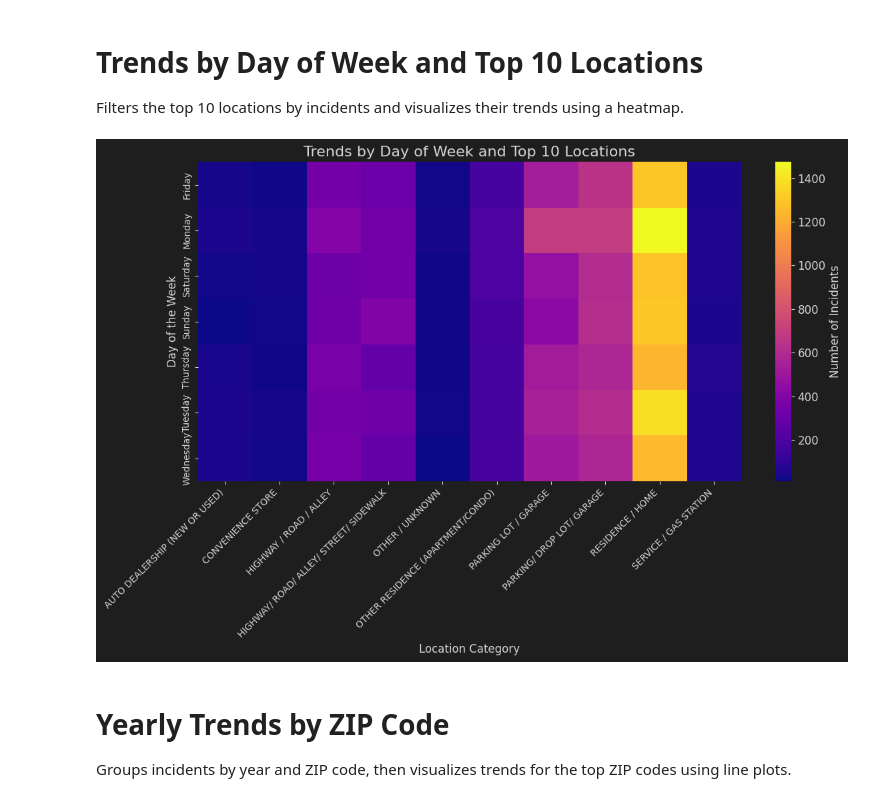
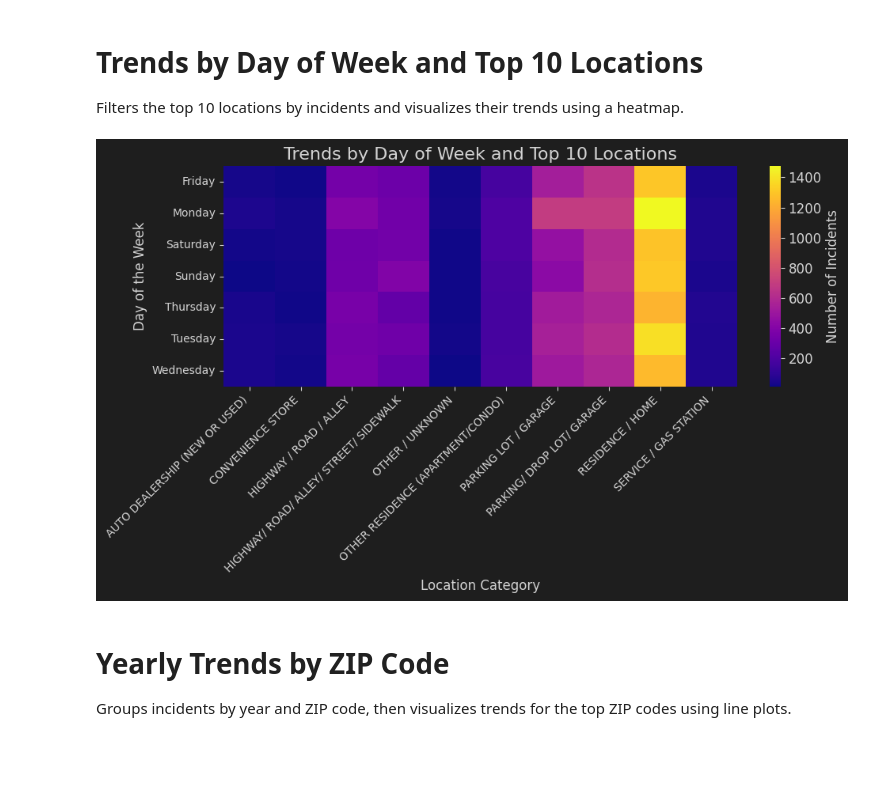
Before and after one commit to matthewlondon/Capstone, a Jupyter notebook: jupyter/exploration.ipynb, the cells around one changed output. Cells and saved outputs as stored; diff of their text form; code cells hidden in the pictures; blank space fills up the shorter version.

```diff
--- a/jupyter/exploration.ipynb
+++ b/jupyter/exploration.ipynb
@@ -138,34 +138,34 @@ Filters the top 10 locations by incidents and visualizes their trends using a he
 # %%
 # Filter top 10 locations by total incidents
 top_locations = (
     cleaned_data['location_category']
     .value_counts()
     .head(10)
     .index
 )
 filtered_data = cleaned_data[cleaned_data['location_category'].isin(top_locations)]
 
 # Create the grouped trends
 combined_trends = filtered_data.groupby(
     ['week_day_reported', 'location_category'], observed=True
 ).size().unstack()
 
-plt.figure(figsize=(12, 8))
+plt.figure(figsize=FIGURE_SIZE)
 sns.heatmap(
     combined_trends,
     annot=False,
     cmap="plasma",
     cbar_kws={'label': 'Number of Incidents'}
 )
-plt.title("Trends by Day of Week and Top 10 Locations", fontsize=16)
-plt.xlabel("Location Category", fontsize=12)
-plt.ylabel("Day of the Week", fontsize=12)
-plt.xticks(rotation=45, ha='right', fontsize=10)
-plt.yticks(fontsize=10)
+plt.title("Trends by Day of Week and Top 10 Locations", fontsize=FONT_SIZES['title'])
+plt.xlabel("Location Category", fontsize=FONT_SIZES['axes'])
+plt.ylabel("Day of the Week", fontsize=FONT_SIZES['axes'])
+plt.xticks(rotation=45, ha='right', fontsize=FONT_SIZES['ticks'])
+plt.yticks( fontsize=FONT_SIZES['ticks'])
 plt.tight_layout()
 plt.show()
 # %% [output]
-[figure, old version]
+[figure, new version]
 # %% [markdown]
 # Yearly Trends by ZIP Code
 Groups incidents by year and ZIP code, then visualizes trends for the top ZIP codes using line plots.
```
Also changed, not shown: parts of 7 cells of this notebook, 2 other files.
